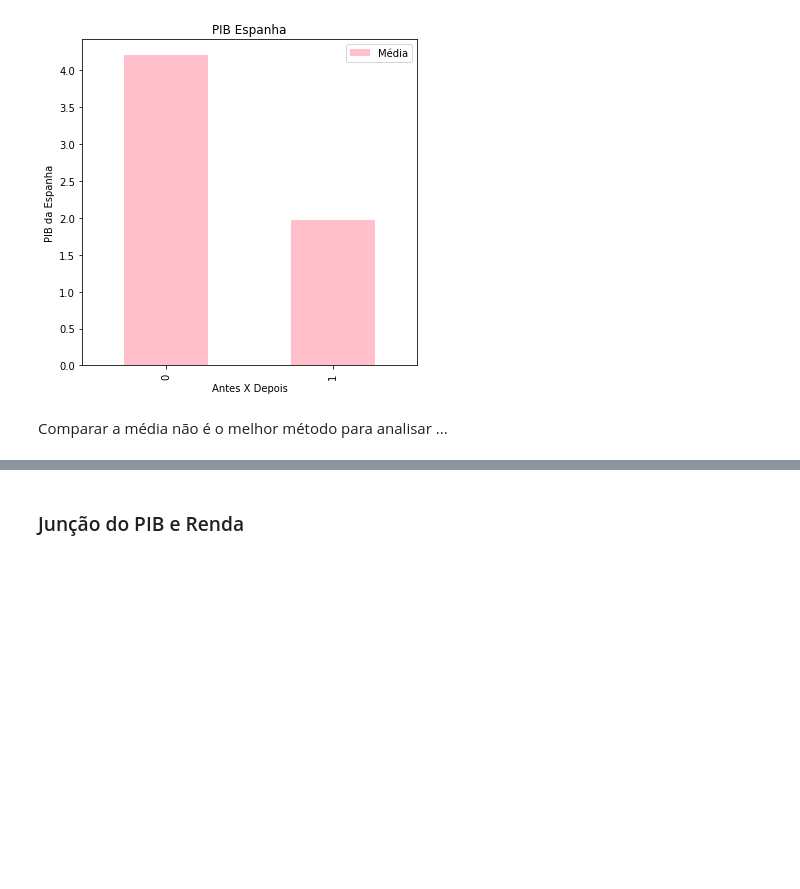
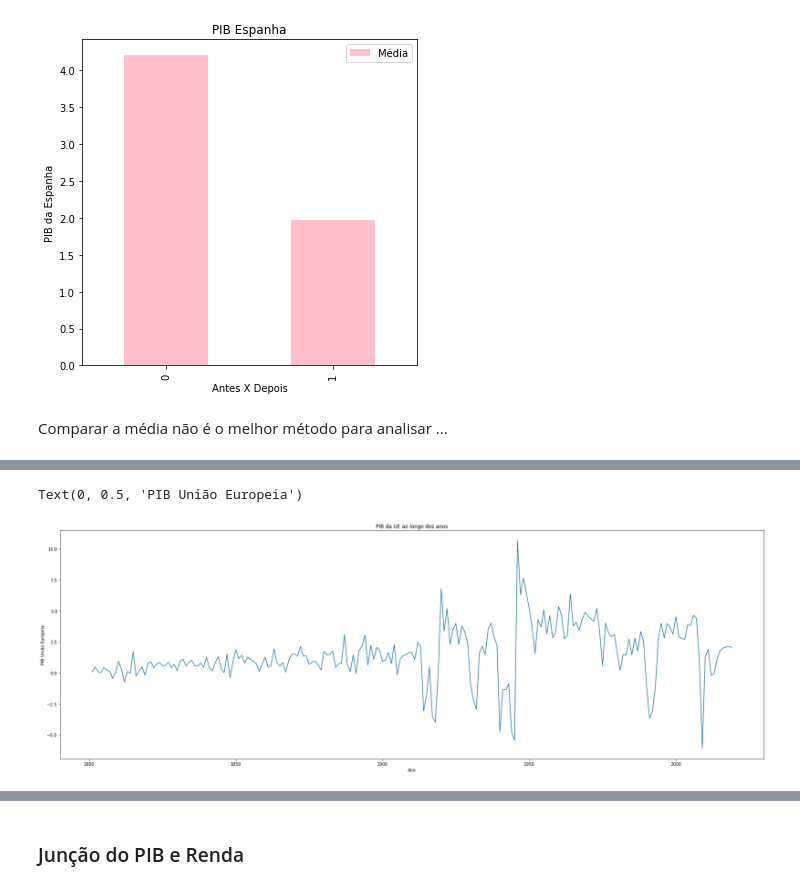
Before and after one commit to ellenbs/Projeto-1-CD, a Jupyter notebook: Projeto1.ipynb, the cells around one changed output, grey strips where cells are left out. Cells and saved outputs as stored; diff of their text form; code cells hidden in the pictures; blank space fills up the shorter version.

```diff
--- a/Projeto1.ipynb
+++ b/Projeto1.ipynb
@@ -154,0 +209,15 @@ PIB_resto = PIB_europa.loc[PIB_europa["União Europeia"]=="não",:]
+# %%
+ax = PIB_UE.describe()
+x = ax.loc["mean",:]
+xmedia = x.mean()
+ay = renda_UE.describe()
+y = ay.loc["mean",:]
+# %%
+plt.figure(figsize=(30,10))
+plt.plot(x.index, x)
+plt.title('PIB da UE ao longo dos anos')
+plt.xlabel('Ano')
+plt.ylabel('PIB União Europeia')
+# %% [output]
+Text(0, 0.5, 'PIB União Europeia')
+[figure, added]
```
Also changed, not shown: parts of 41 cells of this notebook, 1 other file.
